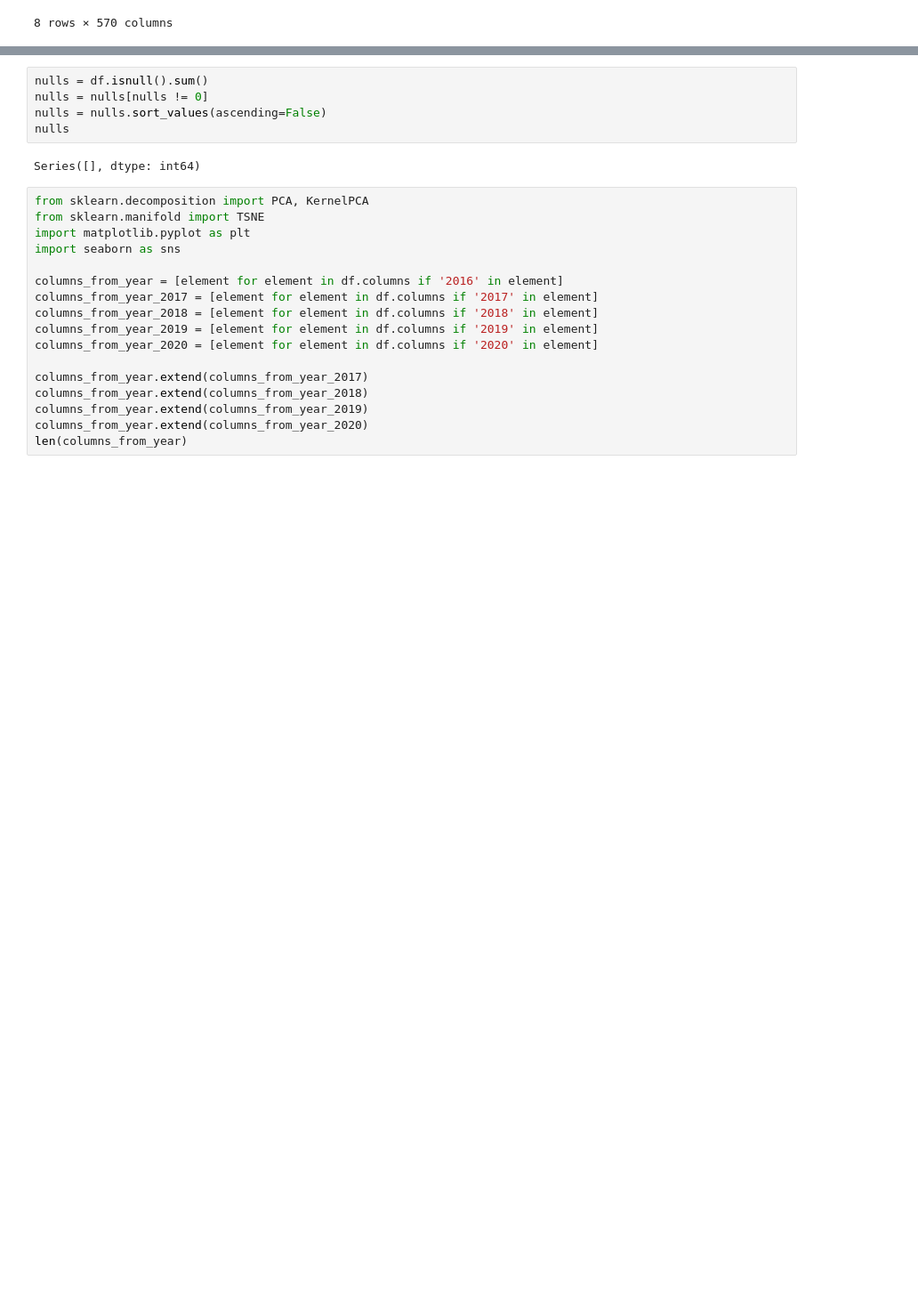
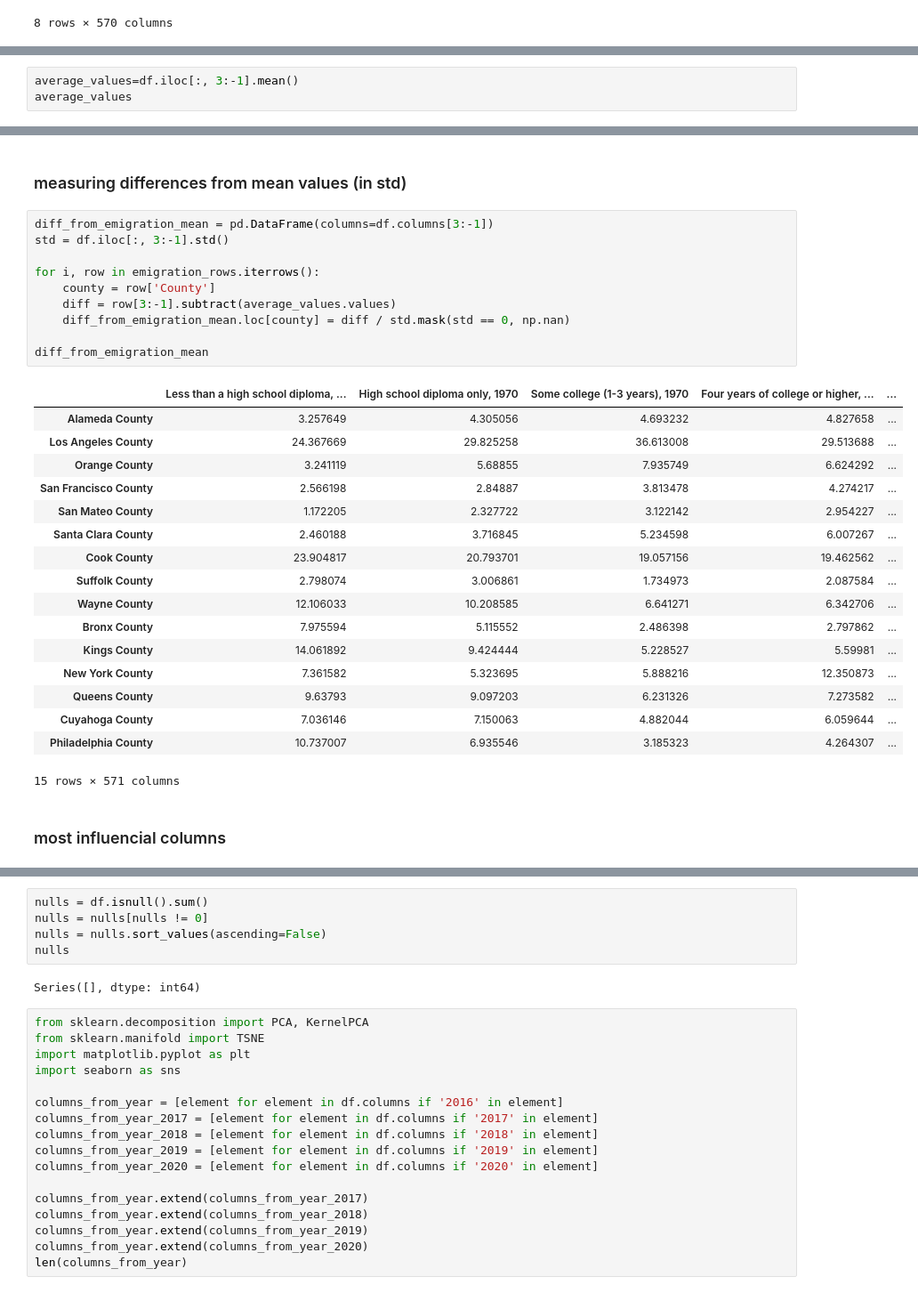
Before and after one commit to FIlipHand/USMigrations, a Jupyter notebook: research/dane.ipynb, the cells around one changed output, grey strips where cells are left out. Shown at 89% size. Cells and saved outputs as stored; diff of their text form; blank space fills up the shorter version.

```diff
--- a/research/dane.ipynb
+++ b/research/dane.ipynb
@@ -197,0 +209,3 @@ df.describe()
+# %%
+average_values=df.iloc[:, 3:-1].mean()
+average_values
@@ -197,0 +270,32 @@ df.describe()
+# %% [markdown]
+### measuring differences from mean values (in std)
+# %%
+diff_from_emigration_mean = pd.DataFrame(columns=df.columns[3:-1])
+std = df.iloc[:, 3:-1].std()
+
+for i, row in emigration_rows.iterrows():
+    county = row['County']
+    diff = row[3:-1].subtract(average_values.values)
+    diff_from_emigration_mean.loc[county] = diff / std.mask(std == 0, np.nan)
+
+diff_from_emigration_mean
+# %% [output]
+|  | Less than a high school diploma, ... | High school diploma only, 1970 | Some college (1-3 years), 1970 | Four years of college or higher, ... | ... |
+| Alameda County | 3.257649 | 4.305056 | 4.693232 | 4.827658 | ... |
+| Los Angeles County | 24.367669 | 29.825258 | 36.613008 | 29.513688 | ... |
+| Orange County | 3.241119 | 5.68855 | 7.935749 | 6.624292 | ... |
+| San Francisco County | 2.566198 | 2.84887 | 3.813478 | 4.274217 | ... |
+| San Mateo County | 1.172205 | 2.327722 | 3.122142 | 2.954227 | ... |
+| Santa Clara County | 2.460188 | 3.716845 | 5.234598 | 6.007267 | ... |
+| Cook County | 23.904817 | 20.793701 | 19.057156 | 19.462562 | ... |
+| Suffolk County | 2.798074 | 3.006861 | 1.734973 | 2.087584 | ... |
+| Wayne County | 12.106033 | 10.208585 | 6.641271 | 6.342706 | ... |
+| Bronx County | 7.975594 | 5.115552 | 2.486398 | 2.797862 | ... |
+| Kings County | 14.061892 | 9.424444 | 5.228527 | 5.59981 | ... |
+| New York County | 7.361582 | 5.323695 | 5.888216 | 12.350873 | ... |
+| Queens County | 9.63793 | 9.097203 | 6.231326 | 7.273582 | ... |
+| Cuyahoga County | 7.036146 | 7.150063 | 4.882044 | 6.059644 | ... |
+| Philadelphia County | 10.737007 | 6.935546 | 3.185323 | 4.264307 | ... |
+15 rows × 571 columns
+# %% [markdown]
+### most influencial columns
```
Also changed, not shown: parts of 25 cells of this notebook.
